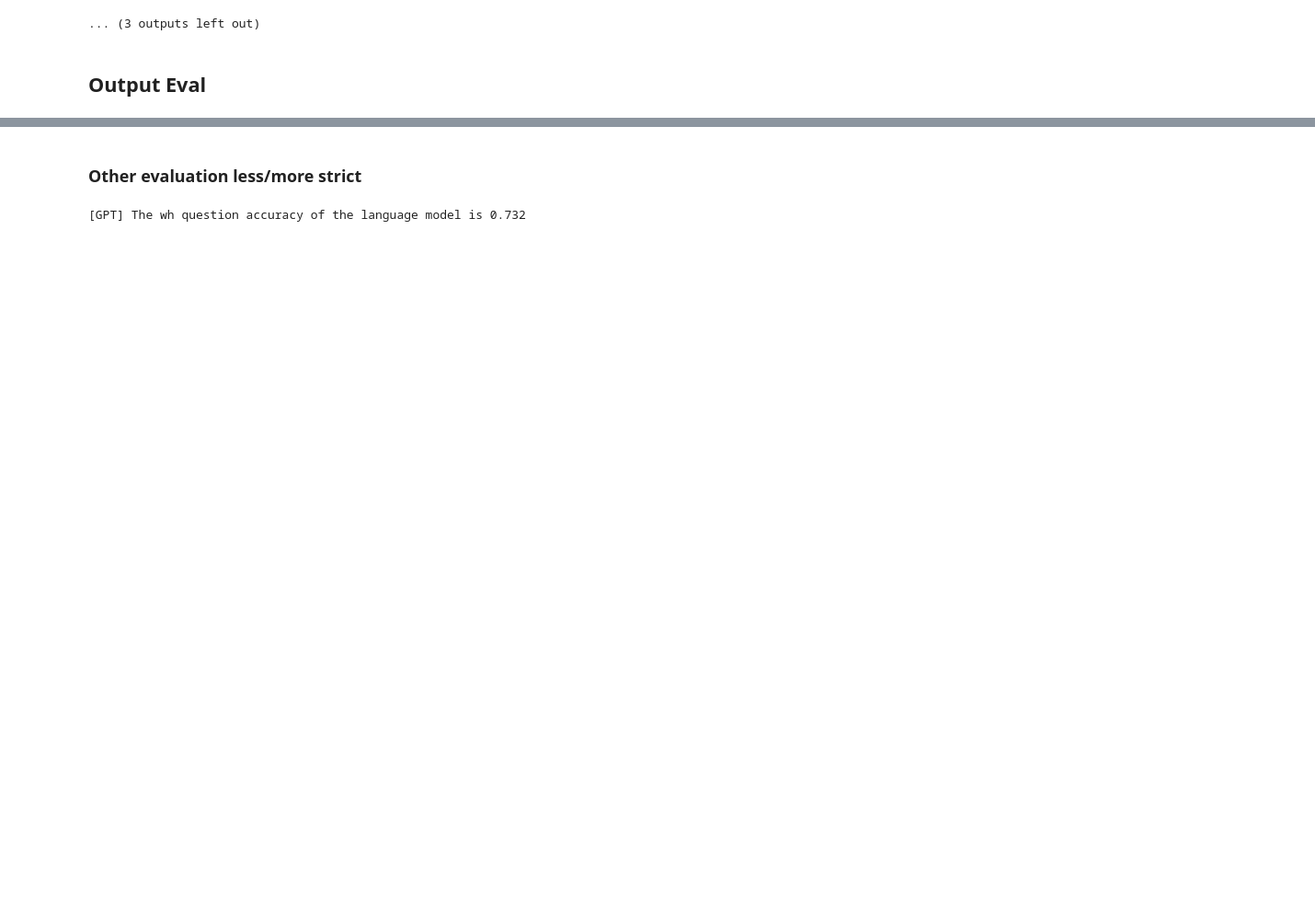
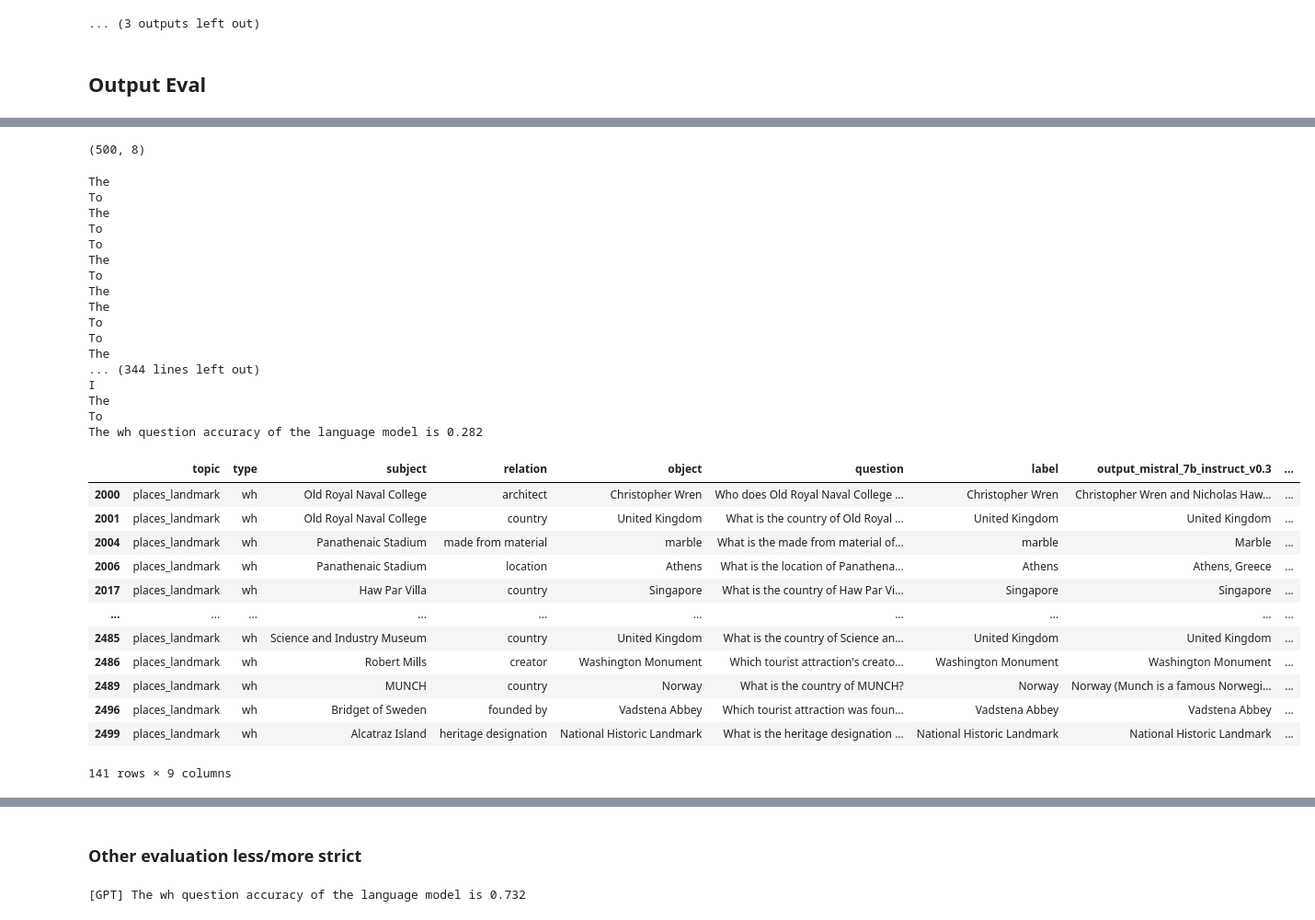
Before and after one commit to BullshiArtist/HalluEditBench, a Jupyter notebook: code/eval.ipynb, the cells around one changed output, grey strips where cells are left out. Shown: that part at 92% size. Drawn from its saved outputs; the diff is of its cells as text; code cells hidden in the pictures; blank space fills up the shorter version.

```diff
--- a/code/eval.ipynb
+++ b/code/eval.ipynb
@@ -18,7 +18,7 @@ device = 'cuda:0'
 topic_name = 'places_landmark'  # health_medication
 model_ls = ['meta-llama/Meta-Llama-3.1-8B-Instruct', 'mistralai/Mistral-7B-Instruct-v0.3', 'google/gemma-2-9b-it',
             'lmsys/vicuna-7b-v1.5', 'chavinlo/alpaca-native', 'meta-llama/Meta-Llama-3-8B-Instruct']
-model_id = model_ls[1]
+model_id = model_ls[2]
 model_id_format = model_id.split('/')[-1].replace('-', '_').lower()
 print(model_id_format)
 
@@ -128,0 +153,70 @@ model_eval = transformers.AutoModelForCausalLM.from_pretrained(model_id_eval, to
+# %%
+df_wh = pd.read_csv(f"../data/questions/wh_only/all_topics_{model_id_format}.csv")
+df_wh[df_wh.topic == domain_topic_name].shape
+# %% [output]
+(500, 8)
+# %%
+domain_topic_name = 'places_landmark'
+df_wh = pd.read_csv(f"../data/questions/wh_only/all_topics_{model_id_format}.csv")
+df_wh = df_wh[df_wh.topic == domain_topic_name]
+
+system_msg_eval = "Given two texts, labeled as Text 1 and Text 2, output '1' if they match each other semantically, and output '0' if they do not."
+wh_count = 0
+wh_correct = 0
+for i in df_wh.index[:]:
+    question, label, output_qa = df_wh.loc[i, 'question'], df_wh.loc[i, 'label'], df_wh.loc[i, f"output_{model_id_format}"]
+    # prompt_eval = f"""question: {question} \nlabel: {label} \nprediction: {output_qa}\n"""
+    eval_res = 0
+    wh_count += 1
+
+    if output_qa.lower() in label.lower() or label.lower() in output_qa.lower():  # Rule-basd fuzzy match
+        wh_correct += 1
+        eval_res = 1
+    else:
+        user_msg_eval = f"""The input texts are given as below: \nText 1: {label} \n\nText 2: {output_qa}\n"""
+        messages_eval = [{"role": "system", "content": system_msg_eval}, {"role": "user", "content": user_msg_eval}]
+        response_eval = get_response(model_eval, tok_eval, messages_eval)
+        print(response_eval)
+        if response_eval == '1':
+            wh_correct += 1
+            eval_res = 1
+
+    df_wh.loc[i, f"eval_{model_id_format}"] = eval_res
+
+print(f"The wh question accuracy of the language model is {wh_correct / wh_count}")
+# if not os.path.exists(f"../data/questions/wh_only/hallucination_only/{model_id_format}"):
+#     os.makedirs(f"../data/questions/wh_only/hallucination_only/{model_id_format}")
+# df_wh[df_wh[f"eval_{model_id_format}"] == 0].to_csv(f"../data/questions/wh_only/hallucination_only/{model_id_format}.csv", index=False)
+df_wh[df_wh[f"eval_{model_id_format}"] == 1]
+# The wh question accuracy of the language model is 0.656
+# %% [output]
+The
+To
+The
+To
+To
+The
+To
+The
+The
+To
+To
+The
+... (344 lines left out)
+I
+The
+To
+The wh question accuracy of the language model is 0.282
+|  | topic | type | subject | relation | object | question | label | output_mistral_7b_instruct_v0.3 | ... |
+| 2000 | places_landmark | wh | Old Royal Naval College | architect | Christopher Wren | Who does Old Royal Naval College ... | Christopher Wren | Christopher Wren and Nicholas Haw... | ... |
+| 2001 | places_landmark | wh | Old Royal Naval College | country | United Kingdom | What is the country of Old Royal ... | United Kingdom | United Kingdom | ... |
+| 2004 | places_landmark | wh | Panathenaic Stadium | made from material | marble | What is the made from material of... | marble | Marble | ... |
+| 2006 | places_landmark | wh | Panathenaic Stadium | location | Athens | What is the location of Panathena... | Athens | Athens, Greece | ... |
+| 2017 | places_landmark | wh | Haw Par Villa | country | Singapore | What is the country of Haw Par Vi... | Singapore | Singapore | ... |
+| ... | ... | ... | ... | ... | ... | ... | ... | ... | ... |
+| 2485 | places_landmark | wh | Science and Industry Museum | country | United Kingdom | What is the country of Science an... | United Kingdom | United Kingdom | ... |
+| 2486 | places_landmark | wh | Robert Mills | creator | Washington Monument | Which tourist attraction's creato... | Washington Monument | Washington Monument | ... |
+| 2489 | places_landmark | wh | MUNCH | country | Norway | What is the country of MUNCH? | Norway | Norway (Munch is a famous Norwegi... | ... |
+| 2496 | places_landmark | wh | Bridget of Sweden | founded by | Vadstena Abbey | Which tourist attraction was foun... | Vadstena Abbey | Vadstena Abbey | ... |
+| 2499 | places_landmark | wh | Alcatraz Island | heritage designation | National Historic Landmark | What is the heritage designation ... | National Historic Landmark | National Historic Landmark | ... |
+141 rows × 9 columns
```
Also changed, not shown: parts of 20 cells of this notebook, 13 other files.
